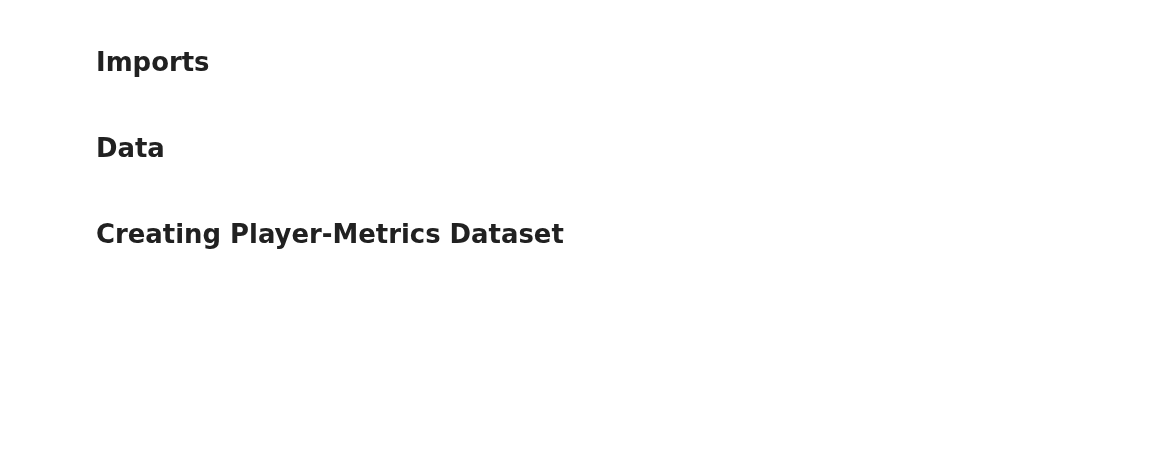
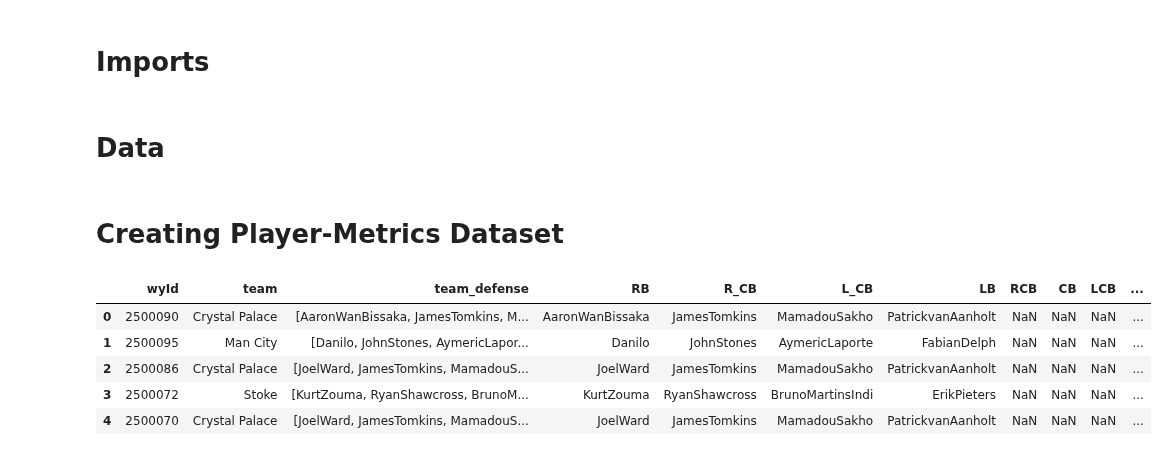
Before and after one commit to grovershreyf9t/FootballPlayerFootedness, a Jupyter notebook: code/8_playerwise_metricscollection.ipynb, the cells around one changed output. Drawn from its saved outputs; the diff is of its cells as text; code cells hidden in the pictures; blank space fills up the shorter version.

```diff
--- a/code/8_playerwise_metricscollection.ipynb
+++ b/code/8_playerwise_metricscollection.ipynb
@@ -56,6 +56,15 @@ for df in df_clusters:
     df.reset_index(drop=True, inplace = True)
 # %% [markdown]
 # Creating Player-Metrics Dataset
+# %%
+df_clusters[4].head()
+# %% [output]
+|  | wyId | team | team_defense | RB | R_CB | L_CB | LB | RCB | CB | LCB | ... |
+| 0 | 2500090 | Crystal Palace | [AaronWanBissaka, JamesTomkins, M... | AaronWanBissaka | JamesTomkins | MamadouSakho | PatrickvanAanholt | NaN | NaN | NaN | ... |
+| 1 | 2500095 | Man City | [Danilo, JohnStones, AymericLapor... | Danilo | JohnStones | AymericLaporte | FabianDelph | NaN | NaN | NaN | ... |
+| 2 | 2500086 | Crystal Palace | [JoelWard, JamesTomkins, MamadouS... | JoelWard | JamesTomkins | MamadouSakho | PatrickvanAanholt | NaN | NaN | NaN | ... |
+| 3 | 2500072 | Stoke | [KurtZouma, RyanShawcross, BrunoM... | KurtZouma | RyanShawcross | BrunoMartinsIndi | ErikPieters | NaN | NaN | NaN | ... |
+| 4 | 2500070 | Crystal Palace | [JoelWard, JamesTomkins, MamadouS... | JoelWard | JamesTomkins | MamadouSakho | PatrickvanAanholt | NaN | NaN | NaN | ... |
 # %%
 # Function to reorganise the match level metrics dataframe to player level
 def player_metrics_func(l):
```
Also changed, not shown: parts of 12 cells of this notebook, 1 other file.
